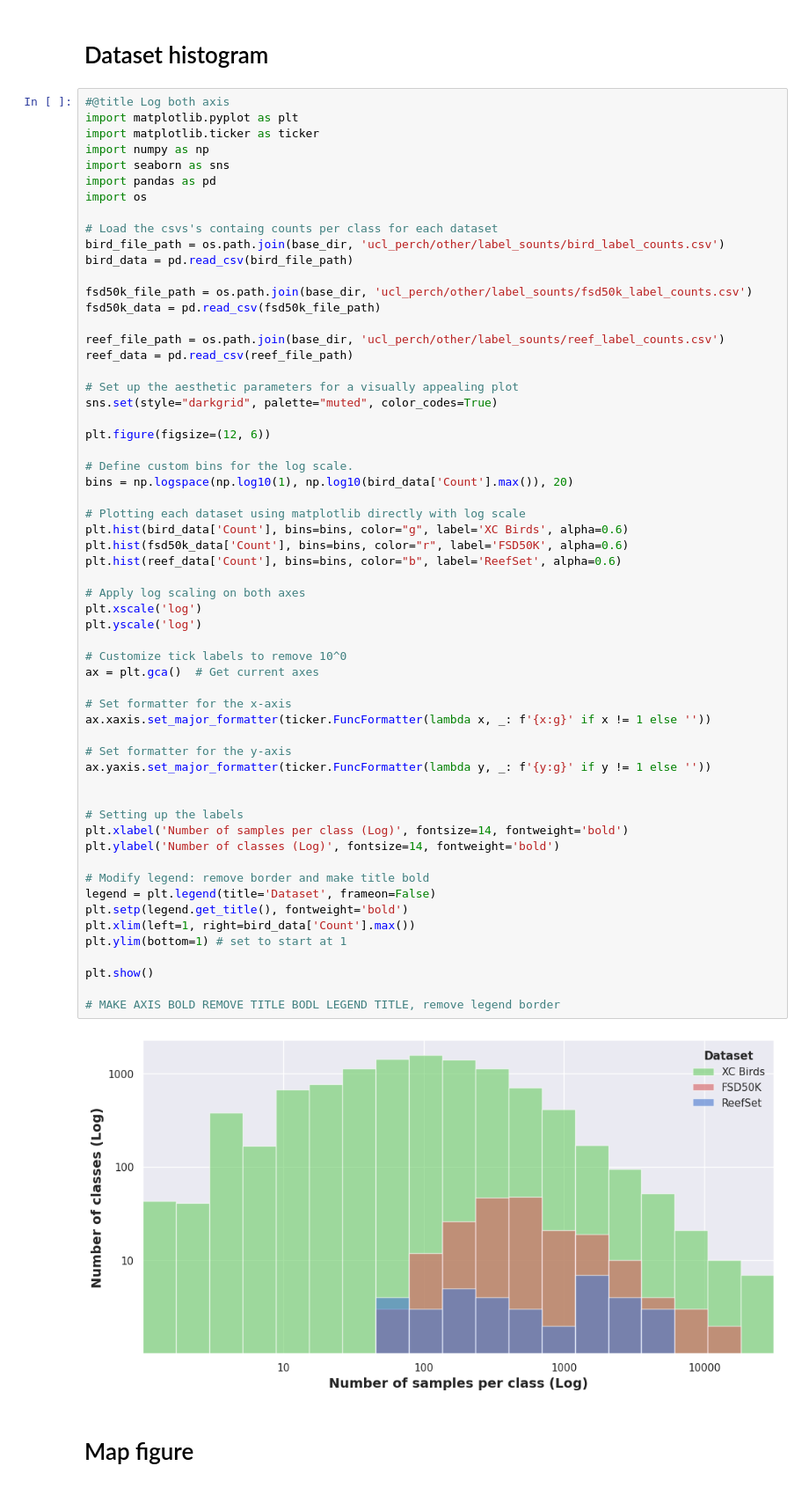
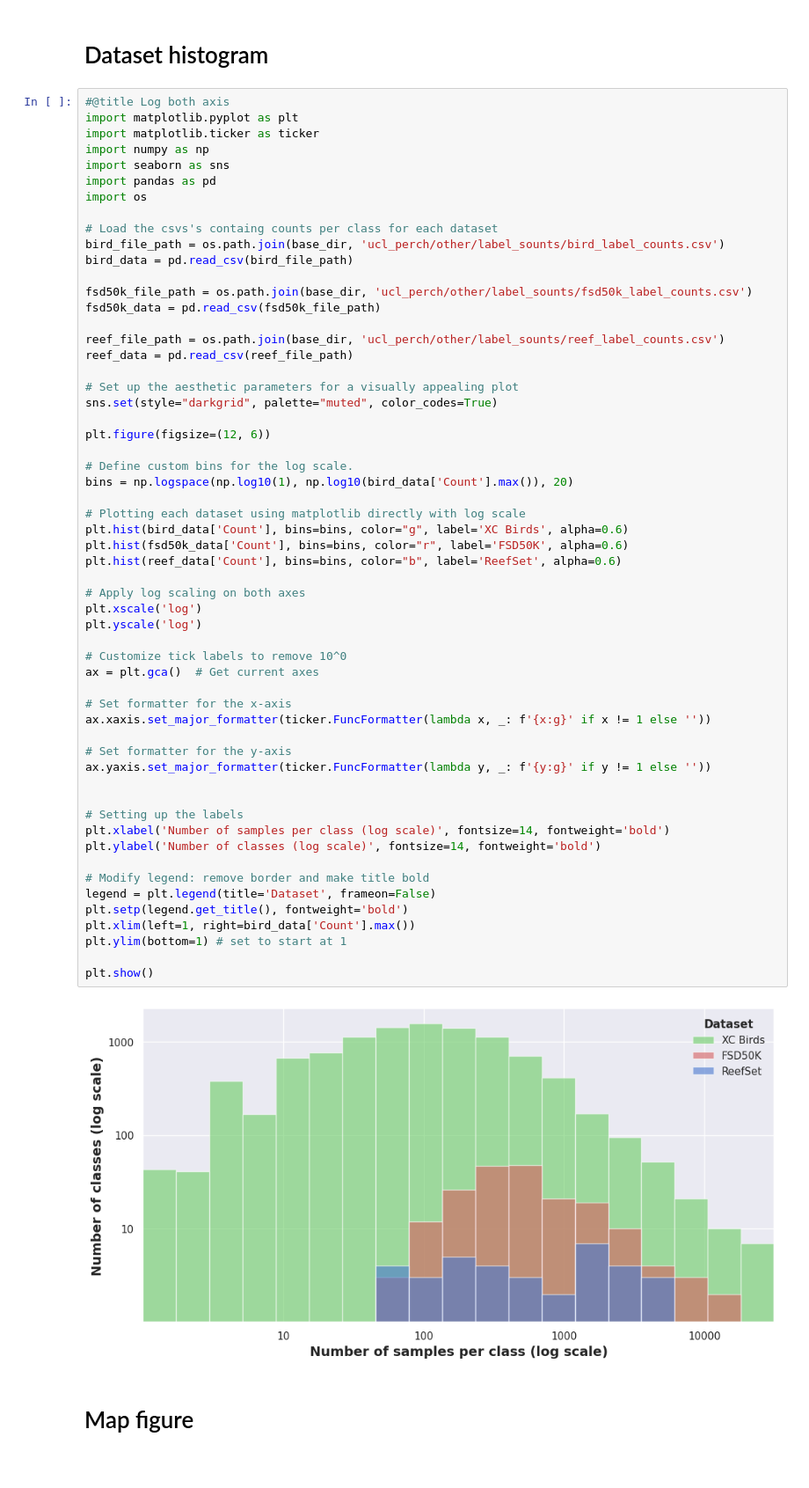
Before and after one commit to BenUCL/surfperch, a Jupyter notebook: manuscript-additions/figures.ipynb, the cells around one changed output. Shown at 88% size. Saved outputs shown, nothing was run; the diff lists cells and outputs as text.

```diff
--- a/manuscript-additions/figures.ipynb
+++ b/manuscript-additions/figures.ipynb
@@ -1045,38 +959,36 @@ bins = np.logspace(np.log10(1), np.log10(bird_data['Count'].max()), 20)
 
 # Plotting each dataset using matplotlib directly with log scale
 plt.hist(bird_data['Count'], bins=bins, color="g", label='XC Birds', alpha=0.6)
 plt.hist(fsd50k_data['Count'], bins=bins, color="r", label='FSD50K', alpha=0.6)
 plt.hist(reef_data['Count'], bins=bins, color="b", label='ReefSet', alpha=0.6)
 
 # Apply log scaling on both axes
 plt.xscale('log')
 plt.yscale('log')
 
 # Customize tick labels to remove 10^0
 ax = plt.gca()  # Get current axes
 
 # Set formatter for the x-axis
 ax.xaxis.set_major_formatter(ticker.FuncFormatter(lambda x, _: f'{x:g}' if x != 1 else ''))
 
 # Set formatter for the y-axis
 ax.yaxis.set_major_formatter(ticker.FuncFormatter(lambda y, _: f'{y:g}' if y != 1 else ''))
 
 
 # Setting up the labels
-plt.xlabel('Number of samples per class (Log)', fontsize=14, fontweight='bold')
-plt.ylabel('Number of classes (Log)', fontsize=14, fontweight='bold')
+plt.xlabel('Number of samples per class (log scale)', fontsize=14, fontweight='bold')
+plt.ylabel('Number of classes (log scale)', fontsize=14, fontweight='bold')
 
 # Modify legend: remove border and make title bold
 legend = plt.legend(title='Dataset', frameon=False)
 plt.setp(legend.get_title(), fontweight='bold')
 plt.xlim(left=1, right=bird_data['Count'].max())
 plt.ylim(bottom=1) # set to start at 1
 
 plt.show()
-
-# MAKE AXIS BOLD REMOVE TITLE BODL LEGEND TITLE, remove legend border
 # %% [output]
-[figure, old version]
+[figure, new version]
 # %% [markdown]
 # Map figure
 # %%
```
Also changed, not shown: parts of 9 cells of this notebook.
